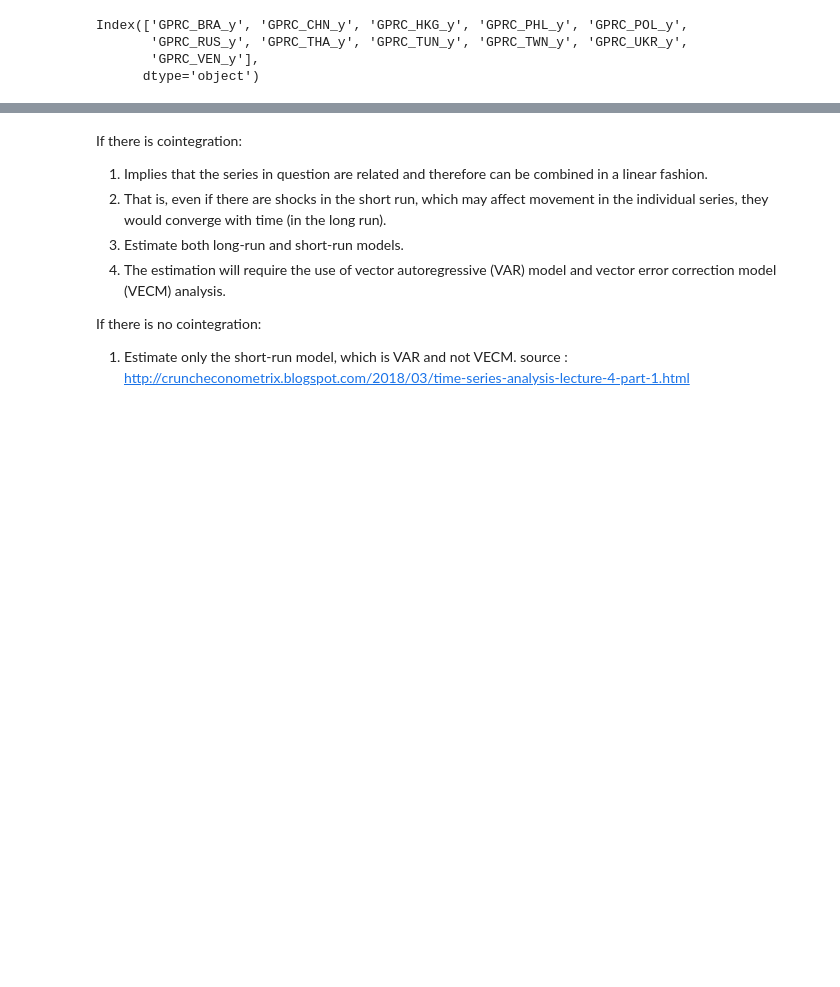
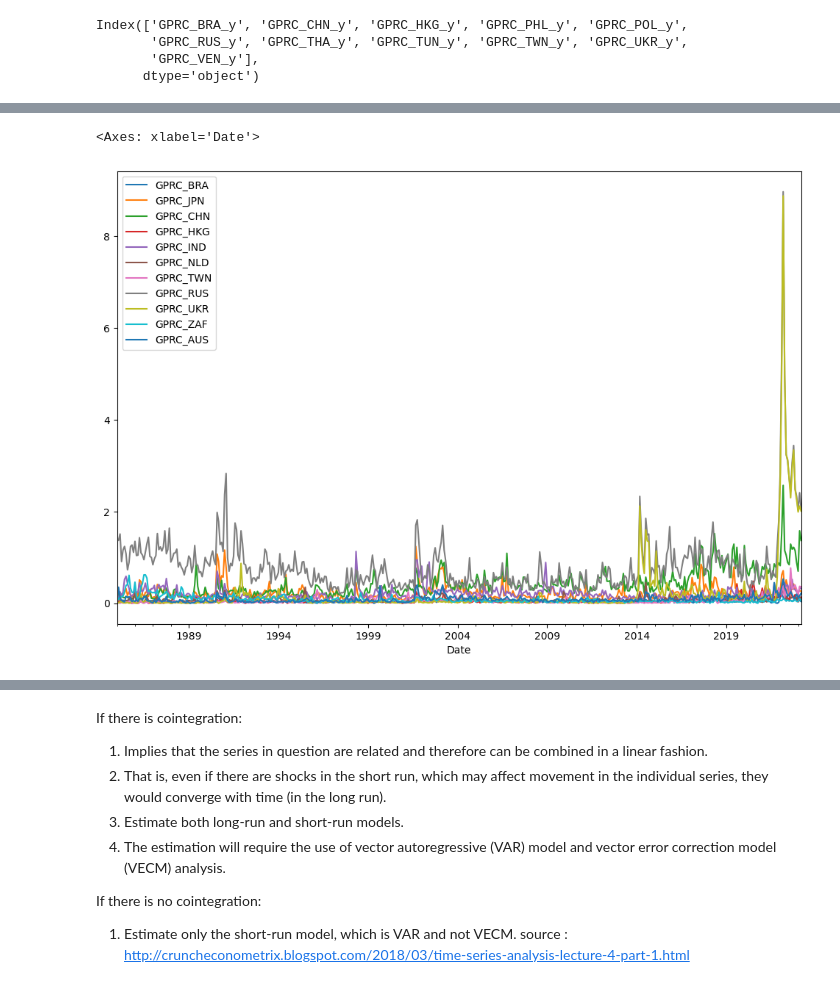
Before and after one commit to abaskon/Thesis, a Jupyter notebook: GPR_DBI_VAR_analysis.ipynb, the cells around one changed output, grey strips where cells are left out. Cells and saved outputs as stored; diff of their text form; code cells hidden in the pictures; blank space fills up the shorter version.

```diff
--- a/GPR_DBI_VAR_analysis.ipynb
+++ b/GPR_DBI_VAR_analysis.ipynb
@@ -441,3 +439,8 @@ DATA
+# %%
+DATA.iloc[:,1:].plot(figsize=(12, 8))
+# %% [output]
+<Axes: xlabel='Date'>
+[figure, added]
 # %%
 #cointegration test to find statistical relation amongst variables.
 from statsmodels.tsa.vector_ar.vecm import coint_johansen
```
Also changed, not shown: parts of 15 cells of this notebook.
